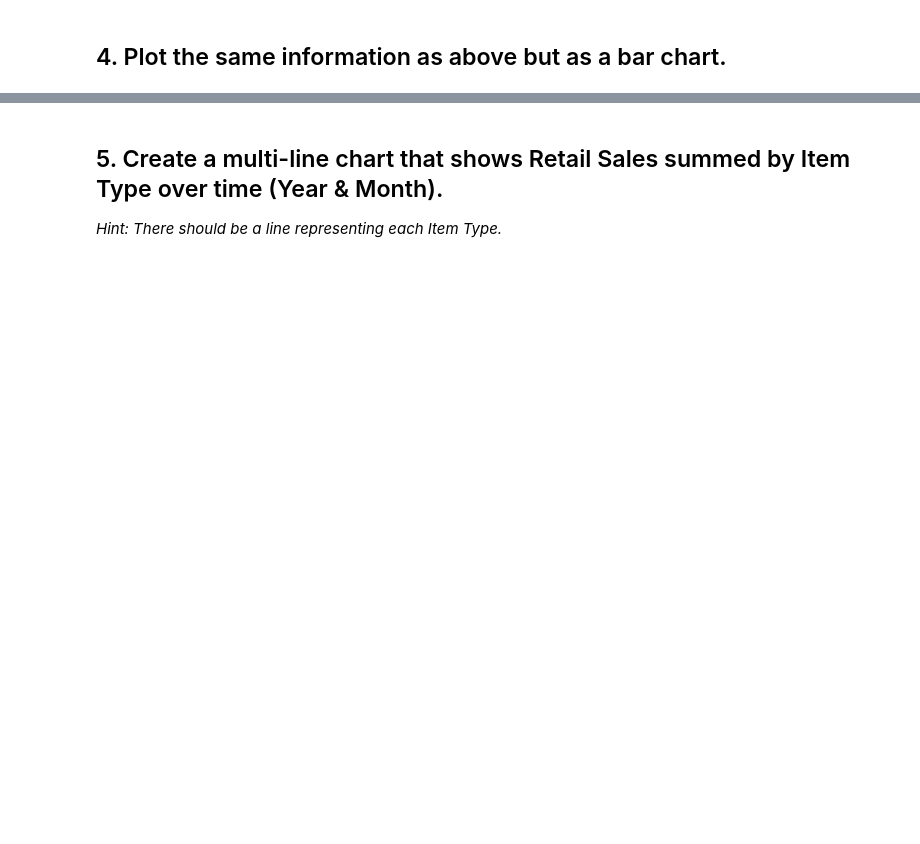
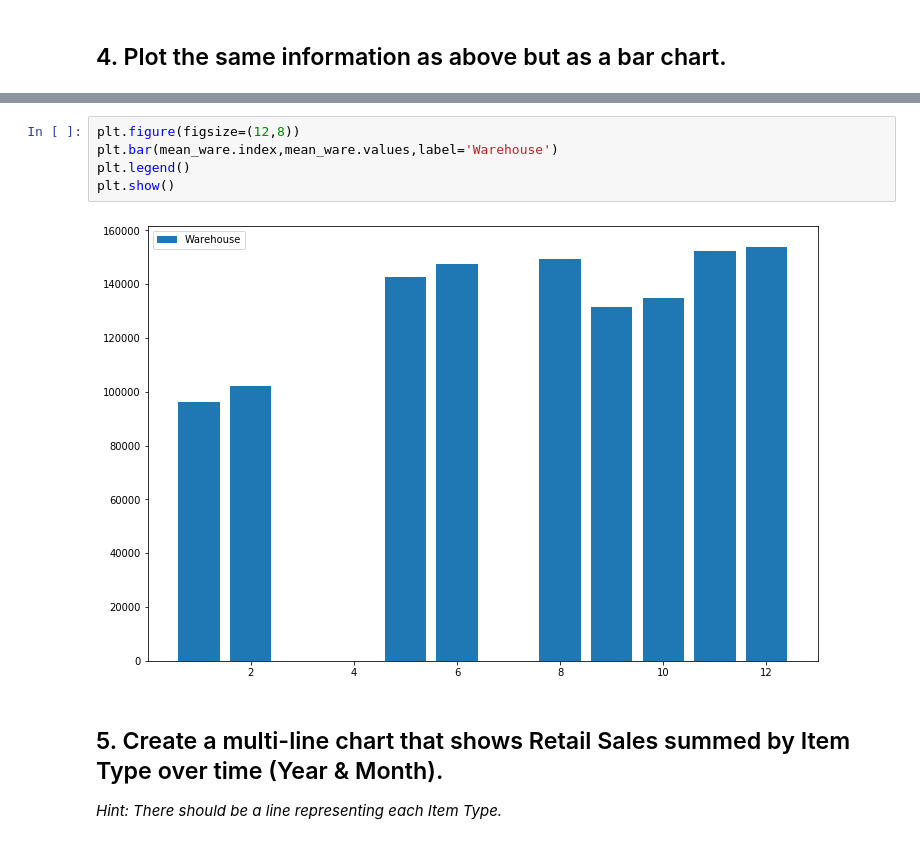
Before and after one commit to ironhack-datalabs/datamex0120, a Jupyter notebook: module-2/lab-plotting-multiple-data-series/your-code/main.ipynb, the cells around one changed output, grey strips where cells are left out. Saved outputs shown, nothing was run; the diff lists cells and outputs as text; blank space fills up the shorter version.

```diff
--- a/module-2/lab-plotting-multiple-data-series/your-code/main.ipynb
+++ b/module-2/lab-plotting-multiple-data-series/your-code/main.ipynb
@@ -79,3 +118,10 @@ sns.barplot(y= new_hbar.index,x =new_hbar['WarehouseSales'].values)
+# %%
+plt.figure(figsize=(12,8))
+plt.bar(mean_ware.index,mean_ware.values,label='Warehouse')
+plt.legend()
+plt.show()
+# %% [output]
+[figure, added]
 # %% [markdown]
 ## 5. Create a multi-line chart that shows Retail Sales summed by Item Type over time (Year & Month).
 
```
Also changed, not shown: parts of 19 cells of this notebook.
